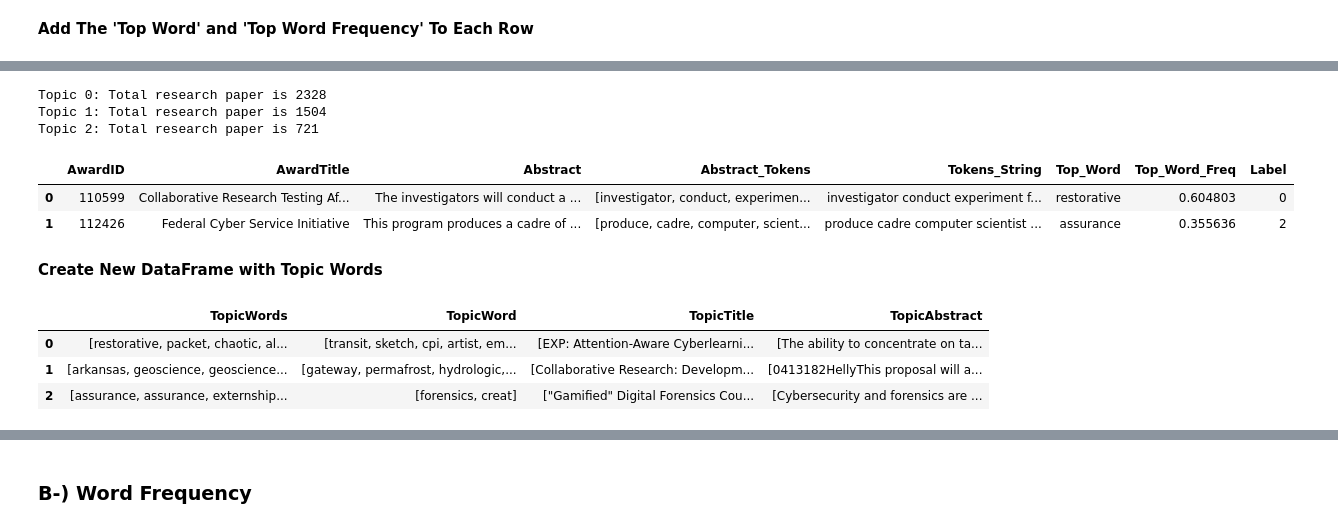
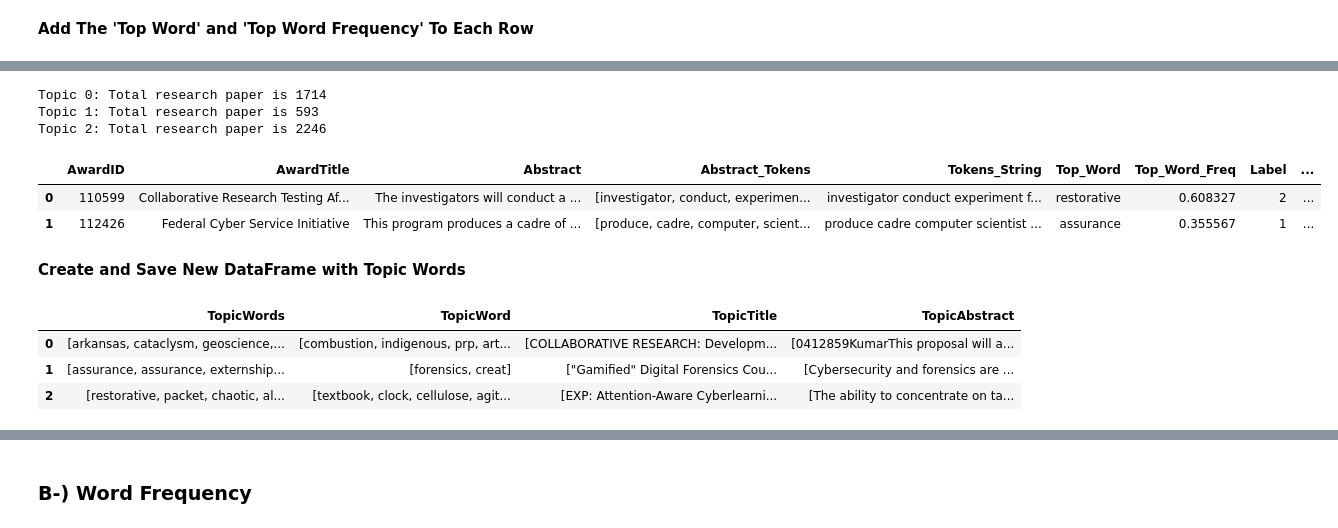
Before and after one commit to msklc/Text-Mining-Approach-to-Analyze-The-Cyber-Security-Related-Articles, a Jupyter notebook: PART-3 Text Mining.ipynb, the cells around one changed output, grey strips where cells are left out. Drawn from its saved outputs; the diff is of its cells as text; code cells hidden in the pictures.

```diff
--- a/PART-3 Text Mining.ipynb
+++ b/PART-3 Text Mining.ipynb
@@ -171,7 +175,7 @@ stopwords_list=nltk.corpus.stopwords.words('english')
 
 #extend the stopwords list
 stopwords_list.extend(['cannot','many','much','also','well','better','via','able','could','able','whether',
-                      'either','unfortunately'])
+                      'either','unfortunately','far','new','high'])
 
 #extend the stopwords list with unneccessary words for this study
 stopwords_list.extend(['abstract','program','pi'])
@@ -309,8 +313,8 @@ df_for_clustering.head(2)
 # %% [markdown]
 __Add The 'Top Word' and 'Top Word Frequency' To Each Row__
 # %%
-df_sum2['Top_Word']=df.idxmax(axis=1)
-df_sum2['Top_Word_Freq']=df.max(axis=1)
+df_sum2['Top_Word']=df_for_clustering.idxmax(axis=1)
+df_sum2['Top_Word_Freq']=df_for_clustering.max(axis=1)
 df_sum2.head(2)
 # %% [output]
 |  | AwardID | AwardTitle | Abstract | Abstract_Tokens | Tokens_String | Top_Word | Top_Word_Freq |
@@ -348,8 +352,13 @@ n_clusters=3
+# %%
+#To evaluate the plot, we understood that optimum-k should be;
+optimum_k=3
 # %%
+#define the object
+k_means = KMeans(n_clusters=optimum_k)
 
-k_means = KMeans(n_clusters=n_clusters)
 #Run the clustering algorithm
 model = k_means.fit(df_for_clustering)
+
 #Generate cluster predictions and store in y_hat
 y_hat = k_means.predict(X)
 y_hat
@@ -358,22 +369,23 @@ array([0, 2, 2, ..., 0, 0, 0])
 # %%
 labels=list(y_hat)
-df_sum2['Label']=labels
+df_sum2['Label']=labels #define label column (feature)
+df_sum2['Year']=df_sum['Year']
 df_sum2.to_csv('df_sum_clustering.csv',sep=';')
-for n in range(n_clusters):
+for n in range(optimum_k):
     print('Topic {}: Total research paper is {}'.format(n, df_sum2[df_sum2['Label']==n].shape[0]))
 df_sum2.head(2)
 # %% [output]
-Topic 0: Total research paper is 2328
-Topic 1: Total research paper is 1504
-Topic 2: Total research paper is 721
+Topic 0: Total research paper is 1714
+Topic 1: Total research paper is 593
+Topic 2: Total research paper is 2246
-|  | AwardID | AwardTitle | Abstract | Abstract_Tokens | Tokens_String | Top_Word | Top_Word_Freq | Label |
-| 0 | 110599 | Collaborative Research Testing Af... | The investigators will conduct a ... | [investigator, conduct, experimen... | investigator conduct experiment f... | restorative | 0.604803 | 0 |
-| 1 | 112426 | Federal Cyber Service Initiative | This program produces a cadre of ... | [produce, cadre, computer, scient... | produce cadre computer scientist ... | assurance | 0.355636 | 2 |
+|  | AwardID | AwardTitle | Abstract | Abstract_Tokens | Tokens_String | Top_Word | Top_Word_Freq | Label | ... |
+| 0 | 110599 | Collaborative Research Testing Af... | The investigators will conduct a ... | [investigator, conduct, experimen... | investigator conduct experiment f... | restorative | 0.608327 | 2 | ... |
+| 1 | 112426 | Federal Cyber Service Initiative | This program produces a cadre of ... | [produce, cadre, computer, scient... | produce cadre computer scientist ... | assurance | 0.355567 | 1 | ... |
 # %% [markdown]
-__Create New DataFrame with Topic Words__
+__Create and Save New DataFrame with Topic Words__
 # %%
-df_cluster_words = pd.DataFrame(columns=['TopicWords','TopicWord','TopicTitle','TopicAbstract'], index=range(n_clusters))
-for n in range(n_clusters):
+df_cluster_words = pd.DataFrame(columns=['TopicWords','TopicWord','TopicTitle','TopicAbstract'], index=range(optimum_k))
+for n in range(optimum_k):
     df_cluster_words.loc[n].TopicWords=list(df_sum2[df_sum2['Label']==n]['Top_Word'])
     df_cluster_words.loc[n].TopicWord=list(set(df_sum2[(df_sum2['Label']==n)&(df_sum2['Top_Word_Freq']>0.75)]['Top_Word'].values))
     df_cluster_words.loc[n].TopicTitle=df_sum2[df_sum2['Label']==n].sort_values(by='Top_Word_Freq',ascending=False)[:1]['AwardTitle'].values
@@ -382,6 +394,6 @@ df_cluster_words.to_csv('df_cluster_words.csv',sep=';')
 df_cluster_words
 # %% [output]
 |  | TopicWords | TopicWord | TopicTitle | TopicAbstract |
-| 0 | [restorative, packet, chaotic, al... | [transit, sketch, cpi, artist, em... | [EXP: Attention-Aware Cyberlearni... | [The ability to concentrate on ta... |
-| 1 | [arkansas, geoscience, geoscience... | [gateway, permafrost, hydrologic,... | [Collaborative Research: Developm... | [0413182HellyThis proposal will a... |
-| 2 | [assurance, assurance, externship... | [forensics, creat] | ["Gamified" Digital Forensics Cou... | [Cybersecurity and forensics are ... |
+| 0 | [arkansas, cataclysm, geoscience,... | [combustion, indigenous, prp, art... | [COLLABORATIVE RESEARCH: Developm... | [0412859KumarThis proposal will a... |
+| 1 | [assurance, assurance, externship... | [forensics, creat] | ["Gamified" Digital Forensics Cou... | [Cybersecurity and forensics are ... |
+| 2 | [restorative, packet, chaotic, al... | [textbook, clock, cellulose, agit... | [EXP: Attention-Aware Cyberlearni... | [The ability to concentrate on ta... |
```
Also changed, not shown: parts of 37 cells of this notebook, 6 other files.
